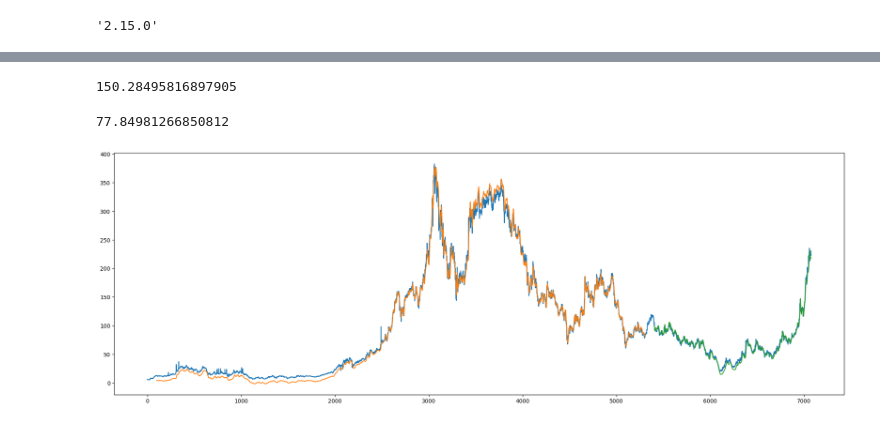
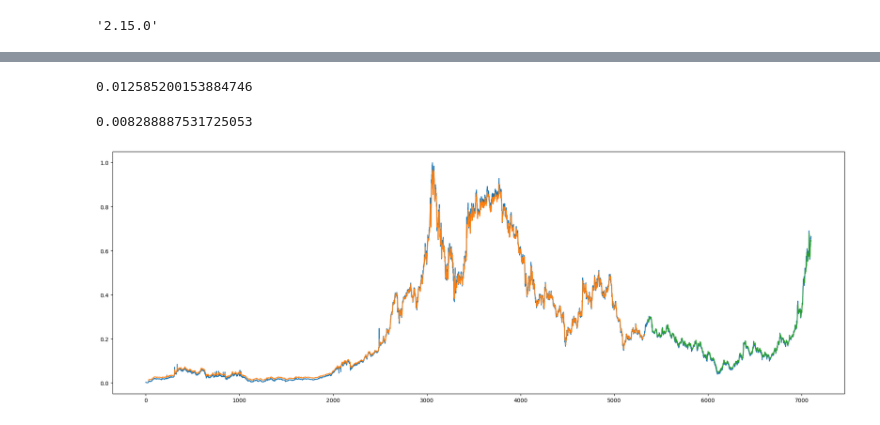
Before and after one commit to shivhub09/LSTM_STOCK_PRICE_PREDICTION, a Jupyter notebook: STOCK_PRICE_PREDICTION_BHEL.ipynb, the cells around one changed output, grey strips where cells are left out. Cells and saved outputs as stored; diff of their text form; code cells hidden in the pictures.

```diff
--- a/STOCK_PRICE_PREDICTION_BHEL.ipynb
+++ b/STOCK_PRICE_PREDICTION_BHEL.ipynb
@@ -157,7 +134,7 @@ def create_dataset(dataset, time_step=1):
 	return numpy.array(dataX), numpy.array(dataY)
 # %%
 # reshape into X=t,t+1,t+2,t+3 and Y=t+4
-time_step = 100
+time_step = 30
 X_train, y_train = create_dataset(train_data, time_step)
 X_test, ytest = create_dataset(test_data, time_step)
 # %%
@@ -186,25 +167,20 @@ from tensorflow.keras.models import Sequential
 from tensorflow.keras.layers import LSTM, Dense, Dropout, BatchNormalization
 from tensorflow.keras.optimizers import Adam
 from tensorflow.keras.callbacks import EarlyStopping
+from sklearn.preprocessing import MinMaxScaler
 
 # Define the model
 model = Sequential()
 model.add(LSTM(units=100, return_sequences=True, input_shape=(X_train.shape[1], 1)))
 model.add(Dropout(0.2))
-model.add(BatchNormalization())
 
 model.add(LSTM(units=100, return_sequences=True))
 model.add(Dropout(0.2))
-model.add(BatchNormalization())
 
 model.add(LSTM(units=100))
 model.add(Dropout(0.2))
-model.add(BatchNormalization())
 
 model.add(Dense(units=1))
 
-# Compile the model with a custom learning rate
 optimizer = Adam(learning_rate=0.0005)
 model.compile(optimizer=optimizer, loss='mean_squared_error')
-# Display the model summary
-model.summary()
@@ -269,4 +207,4 @@ _________________________________________________________________
 # %%
-model.fit(X_train,y_train,validation_data=(X_test,ytest),epochs=100,batch_size=64,verbose=1)
+history = model.fit(X_train, y_train, validation_data=(X_test, ytest), epochs=100, batch_size=64, verbose=1)
 # %% [output]
 Epoch 1/100
@@ -310,28 +247,28 @@ import math
 from sklearn.metrics import mean_squared_error
 math.sqrt(mean_squared_error(y_train,train_predict))
 # %% [output]
-150.28495816897905
+0.012585200153884746
 # %%
 ### Test Data RMSE
 math.sqrt(mean_squared_error(ytest,test_predict))
 # %% [output]
-77.84981266850812
+0.008288887531725053
 # %%
 ### Plotting
 # shift train predictions for plotting
 plt.figure(figsize=(24,8))
-look_back=100
+look_back=30
 trainPredictPlot = numpy.empty_like(df1)
 trainPredictPlot[:, :] = np.nan
 trainPredictPlot[look_back:len(train_predict)+look_back, :] = train_predict
 # shift test predictions for plotting
 testPredictPlot = numpy.empty_like(df1)
 testPredictPlot[:, :] = numpy.nan
 testPredictPlot[len(train_predict)+(look_back*2)+1:len(df1)-1, :] = test_predict
 # plot baseline and predictions
 plt.plot(scaler.inverse_transform(df1))
 plt.plot(trainPredictPlot)
 plt.plot(testPredictPlot)
 plt.show()
 # %% [output]
-[figure, old version]
+[figure, new version]
```
Also changed, not shown: parts of 45 cells of this notebook.
